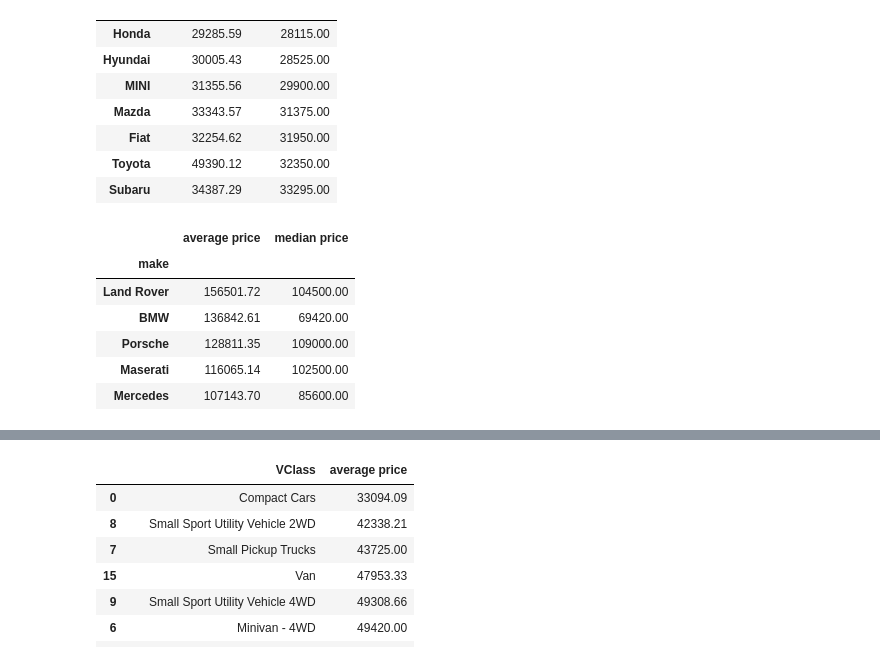
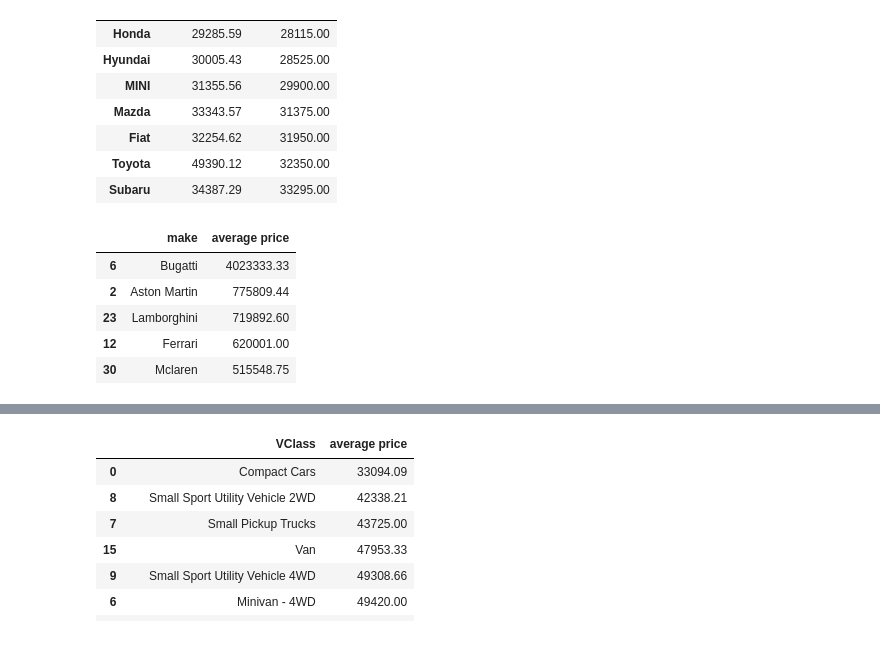
Before and after one commit to raniljoshua/Data-Analysis-Bootcamp_Project-1, a Jupyter notebook: vehicle_analysis.ipynb, the cells around one changed output, grey strips where cells are left out. Saved outputs shown, nothing was run; the diff lists cells and outputs as text; code cells hidden in the pictures.

```diff
--- a/vehicle_analysis.ipynb
+++ b/vehicle_analysis.ipynb
@@ -132,16 +132,15 @@ cheapest_vehicles_median.head(7)
 | Subaru | 34387.29 | 33295.00 |
 # %%
 #5 most expensive manufactuerers
-expensive_vehicles = make_mean_median_price.sort_values(by="average price", ascending=False).head(5)
+expensive_vehicles = average_prices_per_make.sort_values(by="average price", ascending=False).head(5)
 expensive_vehicles
 # %% [output]
-|  | average price | median price |
-| make |  |  |
-| Land Rover | 156501.72 | 104500.00 |
-| BMW | 136842.61 | 69420.00 |
-| Porsche | 128811.35 | 109000.00 |
-| Maserati | 116065.14 | 102500.00 |
-| Mercedes | 107143.70 | 85600.00 |
+|  | make | average price |
+| 6 | Bugatti | 4023333.33 |
+| 2 | Aston Martin | 775809.44 |
+| 23 | Lamborghini | 719892.60 |
+| 12 | Ferrari | 620001.00 |
+| 30 | Mclaren | 515548.75 |
 # %%
 #cheapest and most expensive models per make
 #empty dictionaries to store prices
```
Also changed, not shown: 6 other files.
